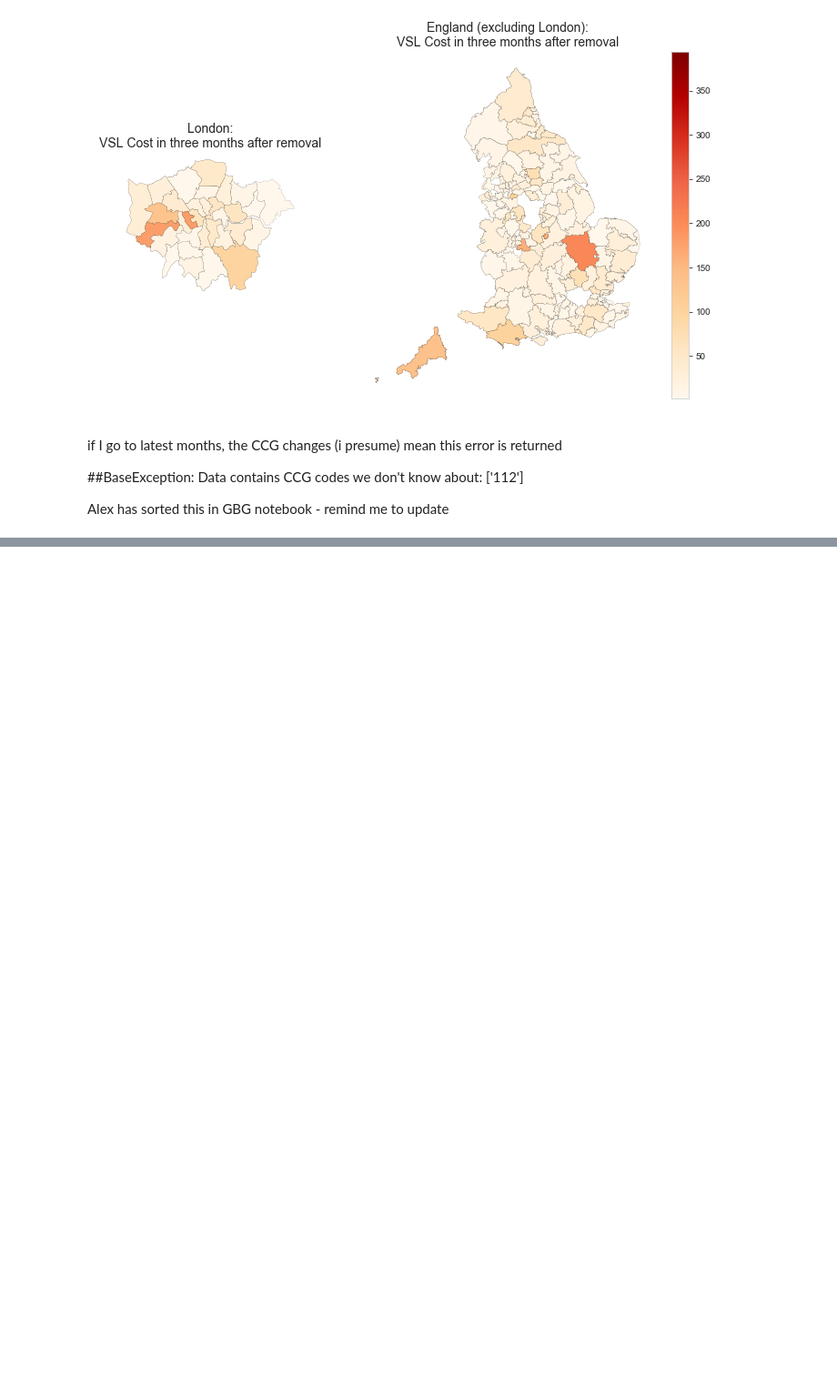
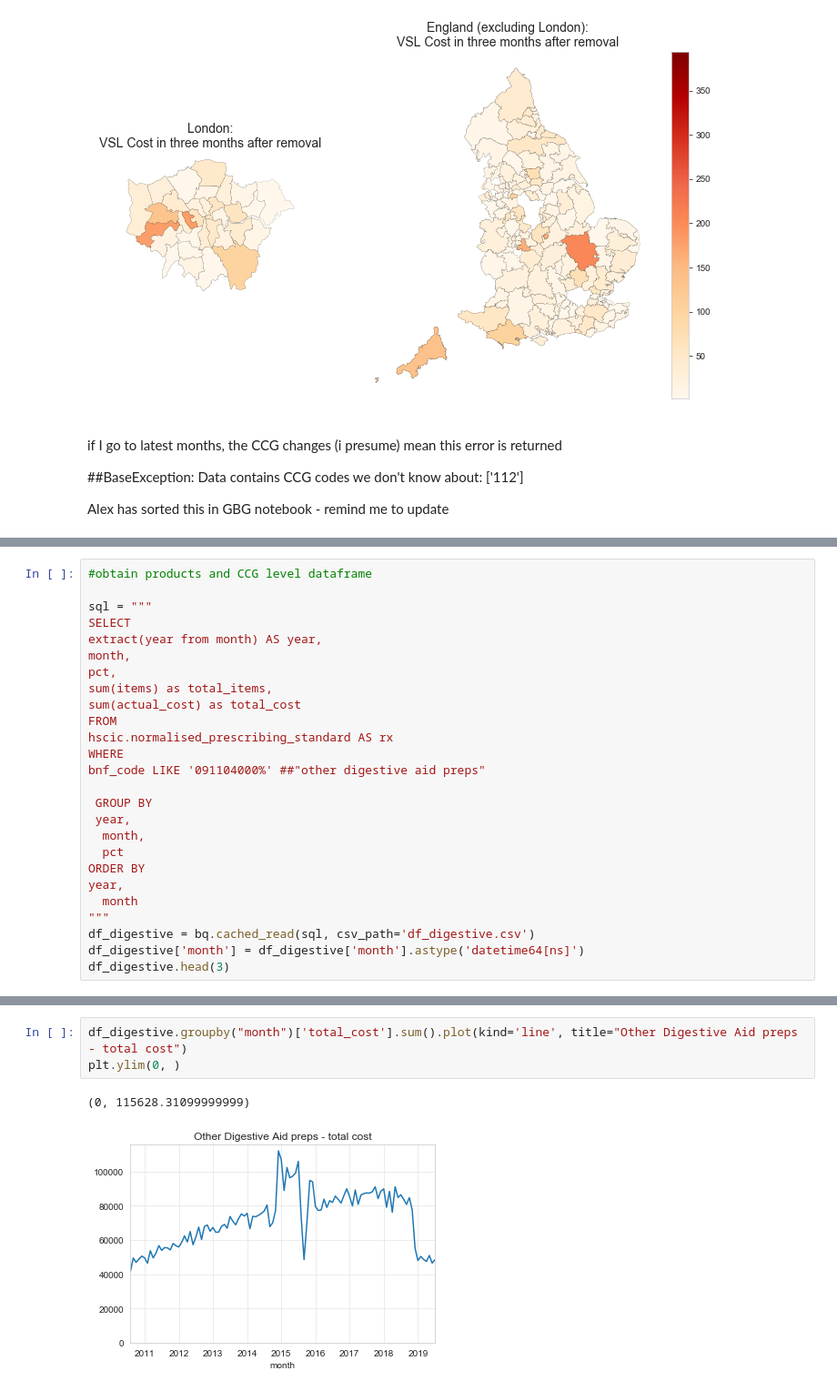
Before and after one commit to ebmdatalab/jupyter-notebooks, a Jupyter notebook: new_measures/Drafts/Draft VSL#3/VSL#3 Draft.ipynb, the cells around one changed output, grey strips where cells are left out. Shown at 91% size. Drawn from its saved outputs; the diff is of its cells as text; blank space fills up the shorter version.

```diff
--- a/new_measures/Drafts/Draft VSL#3/VSL#3 Draft.ipynb
+++ b/new_measures/Drafts/Draft VSL#3/VSL#3 Draft.ipynb
@@ -196,0 +199,26 @@ Alex has sorted this in GBG notebook - remind me to update
+# %%
+#obtain products and CCG level dataframe
+
+sql = """
+SELECT
+extract(year from month) AS year,
+month,
+pct,
+sum(items) as total_items,
+sum(actual_cost) as total_cost
+FROM
+hscic.normalised_prescribing_standard AS rx
+WHERE
+bnf_code LIKE '091104000%' ##"other digestive aid preps"
+
+ GROUP BY
+ year,
+  month,
+  pct
+ORDER BY
+year,
+  month
+"""
+df_digestive = bq.cached_read(sql, csv_path='df_digestive.csv')
+df_digestive['month'] = df_digestive['month'].astype('datetime64[ns]')
+df_digestive.head(3)
@@ -196,0 +247,6 @@ Alex has sorted this in GBG notebook - remind me to update
+# %%
+df_digestive.groupby("month")['total_cost'].sum().plot(kind='line', title="Other Digestive Aid preps - total cost")
+plt.ylim(0, )
+# %% [output]
+(0, 115628.31099999999)
+[figure, added]
```
Also changed, not shown: parts of 6 cells of this notebook, 2 other files.
